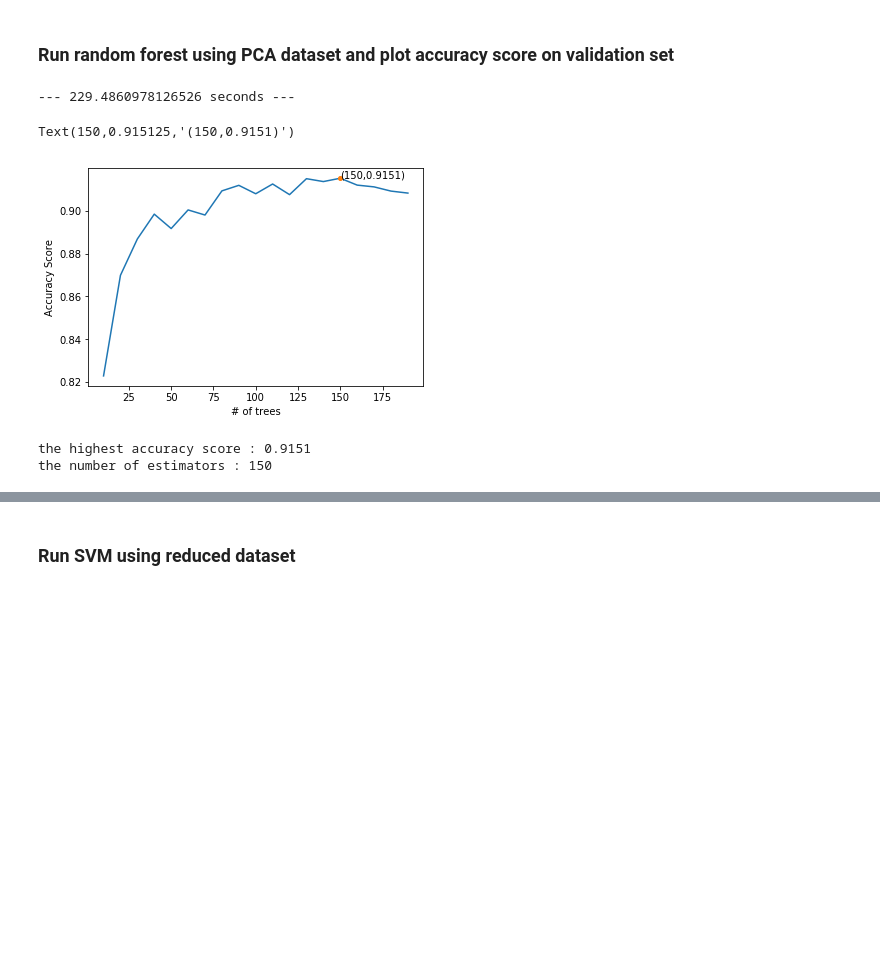
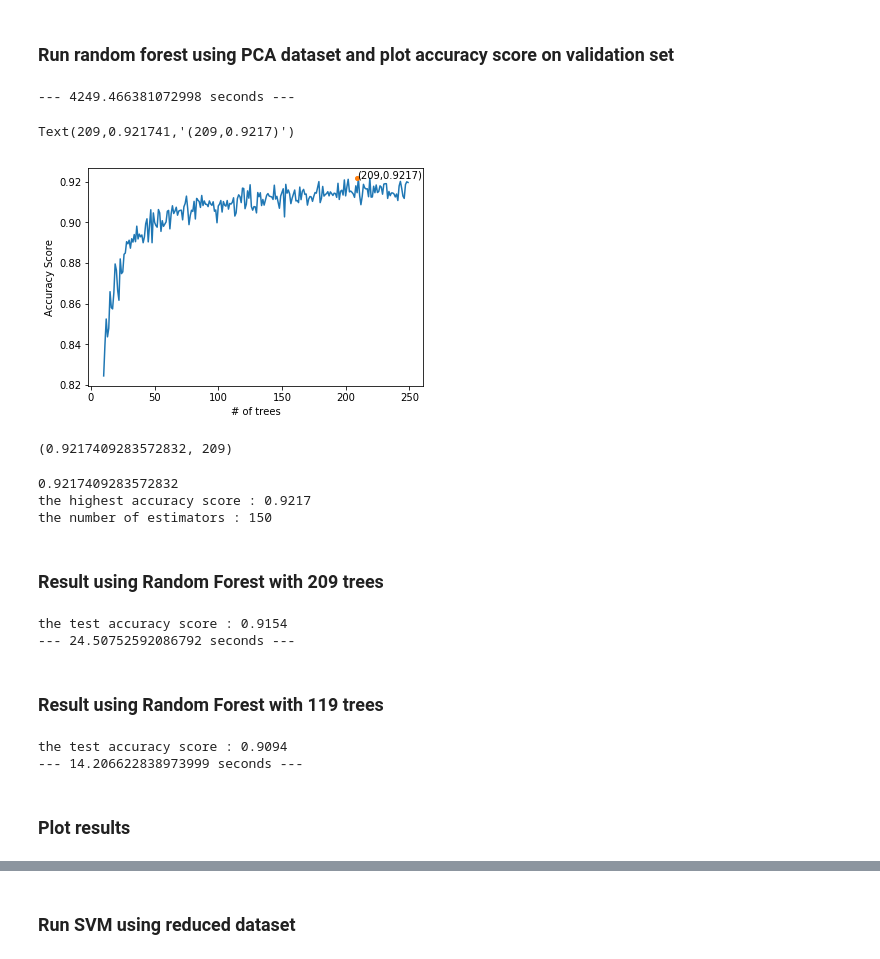
Before and after one commit to jyoon36/MScA_UChicago_Winter18_Datamining, a Jupyter notebook: Final_DM.ipynb, the cells around one changed output, grey strips where cells are left out. Saved outputs shown, nothing was run; the diff lists cells and outputs as text; code cells hidden in the pictures; blank space fills up the shorter version.

```diff
--- a/Final_DM.ipynb
+++ b/Final_DM.ipynb
@@ -31,9 +25,8 @@ from IPython.display import Image
 start_time = time.time()
 
 # appending all labels from data set
-labels_total = []
 img_dir=glob.glob('/Users/jun/UChicago/Winter 18/Data Mining/Final/fruits-360/Training/*')
 labels_total={d:i for i,d in enumerate(np.unique([label.split("/")[-1] for label in img_dir]))}
-
+labels_list =[(keys,values) for keys,values in labels_total.items()]
 print("--- %s seconds ---" % (time.time() - start_time))
 # %% [output]
@@ -142,7 +135,7 @@ start_time = time.time()
 # create RandomForest classifier
 test_accuracy_random = {}
 
-for i in range(10,200, 10):
+for i in range(10,250):
     forest = RandomForestClassifier(n_estimators=i, n_jobs=4, )
     forest.fit(images_train, labels_train)
     test_predict = forest.predict(images_test)
@@ -169,0 +174,11 @@ the number of estimators : 190
+# %%
+start_time = time.time()
+
+forest_opt = RandomForestClassifier(n_estimators=119, n_jobs=4, )
+forest_opt.fit(images_train, labels_train)
+test_opt_predict = forest_opt.predict(images_test)
+test_opt_accuracy_random=accuracy_score(labels_test, test_opt_predict)
+
+print("the test accuracy score : {:.4f}".format(test_opt_accuracy_random))
+
+print("--- %s seconds ---" % (time.time() - start_time))
@@ -276,7 +294,7 @@ start_time = time.time()
 # create RandomForest classifier
 test_accuracy_random_pca = {}
 
-for i in range(10,200, 10):
+for i in range(10,250):
     forest = RandomForestClassifier(n_estimators=i, n_jobs=4, )
     forest.fit(pca_train_transform, labels_train)
     test_predict = forest.predict(pca_test_transform)
@@ -284,20 +302,65 @@ for i in range(10,200, 10):
 
 print("--- %s seconds ---" % (time.time() - start_time))
 # %% [output]
---- 229.4860978126526 seconds ---
+--- 4249.466381072998 seconds ---
 # %%
+max_rf_pca = max(test_accuracy_random_pca.values())
+
+
 plt.plot(test_accuracy_random_pca.keys(), test_accuracy_random_pca.values())
 plt.xlabel("# of trees")
 plt.ylabel("Accuracy Score")
-plt.plot(150,max_rf_pca,'.', markersize=8)
-plt.text(150,max_rf_pca,'(150,0.9151)')
+plt.plot(209,max_rf_pca,'.', markersize=8)
+plt.text(209,max_rf_pca,'(209,0.9217)')
 # %% [output]
-Text(150,0.915125,'(150,0.9151)')
+Text(209,0.921741,'(209,0.9217)')
-[figure, old version]
+[figure, new version]
+# %%
+rf_pca = [(j,k) for k,j in enumerate(test_accuracy_random_pca.values())]
+max(rf_pca)
+# %% [output]
+(0.9217409283572832, 209)
 # %%
 max_rf_pca = max(test_accuracy_random_pca.values())
+
+
 print("the highest accuracy score : {:.4f} ".format(max_rf_pca))
 print("the number of estimators : 150")
 # %% [output]
-the highest accuracy score : 0.9151
+0.9217409283572832
+the highest accuracy score : 0.9217
 the number of estimators : 150
+# %% [markdown]
+### Result using Random Forest with 209 trees
+# %%
+start_time = time.time()
+
+forest_opt_pca = RandomForestClassifier(n_estimators=209, n_jobs=4, )
+forest_opt_pca.fit(pca_train_transform, labels_train)
+test_opt_pca_predict = forest_opt_pca.predict(pca_test_transform)
+test_opt_accuracy_random_pca=accuracy_score(labels_test, test_opt_pca_predict)
+
+print("the test accuracy score : {:.4f}".format(test_opt_accuracy_random_pca))
+
+print("--- %s seconds ---" % (time.time() - start_time))
+# %% [output]
+the test accuracy score : 0.9154
+--- 24.50752592086792 seconds ---
+# %% [markdown]
+### Result using Random Forest with 119 trees
+# %%
+start_time = time.time()
+
+forest_opt_pca = RandomForestClassifier(n_estimators=119, n_jobs=4, )
+forest_opt_pca.fit(pca_train_transform, labels_train)
+test_opt_pca_predict = forest_opt_pca.predict(pca_test_transform)
+test_opt_accuracy_random_pca=accuracy_score(labels_test, test_opt_pca_predict)
+
+print("the test accuracy score : {:.4f}".format(test_opt_accuracy_random_pca))
+
+print("--- %s seconds ---" % (time.time() - start_time))
+# %% [output]
+the test accuracy score : 0.9094
+--- 14.206622838973999 seconds ---
+# %% [markdown]
+### Plot results
```
Also changed, not shown: parts of 20 cells of this notebook.
